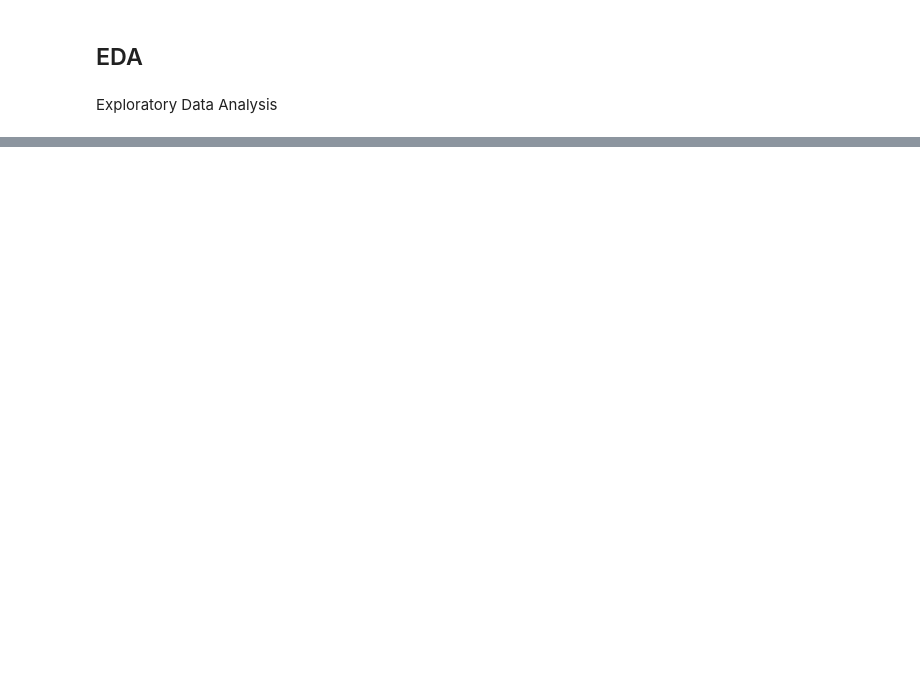
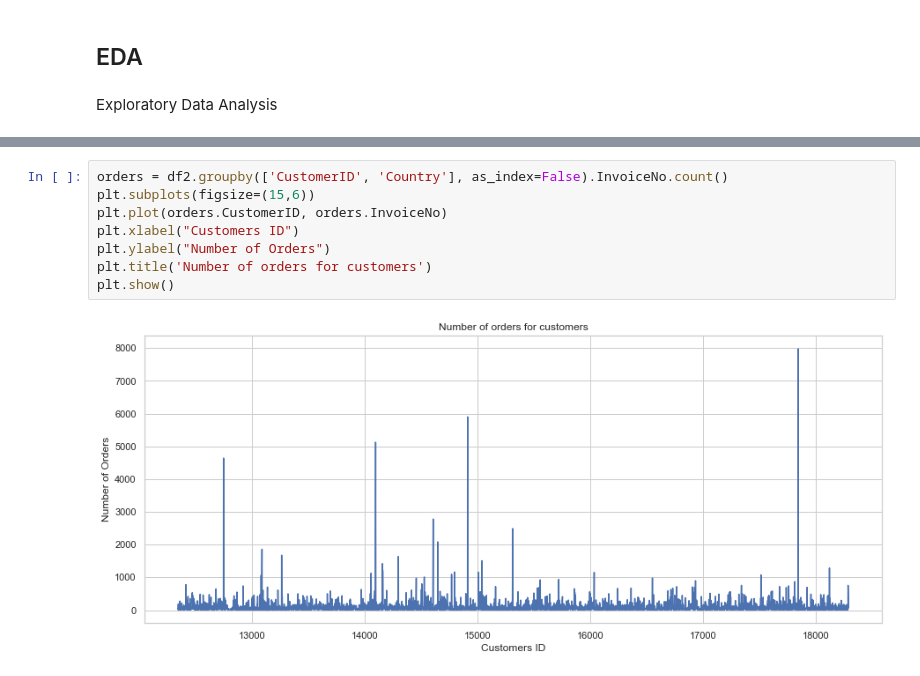
Before and after one commit to Zielzor/RetailDataAnalysis, a Jupyter notebook: Products Sales Analysis.ipynb, the cells around one changed output, grey strips where cells are left out. Saved outputs shown, nothing was run; the diff lists cells and outputs as text; blank space fills up the shorter version.

```diff
--- a/Products Sales Analysis.ipynb
+++ b/Products Sales Analysis.ipynb
@@ -265,0 +287,10 @@ sales_per_customer.head()
+# %%
+orders = df2.groupby(['CustomerID', 'Country'], as_index=False).InvoiceNo.count()
+plt.subplots(figsize=(15,6))
+plt.plot(orders.CustomerID, orders.InvoiceNo)
+plt.xlabel("Customers ID")
+plt.ylabel("Number of Orders")
+plt.title('Number of orders for customers')
+plt.show()
+# %% [output]
+[figure, added]
```
Also changed, not shown: parts of 8 cells of this notebook.
